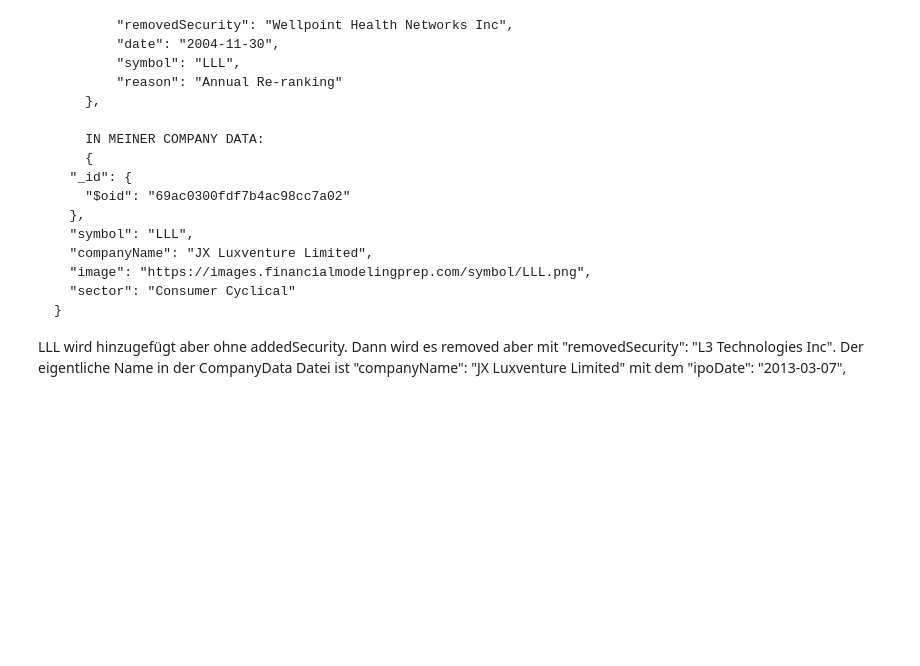
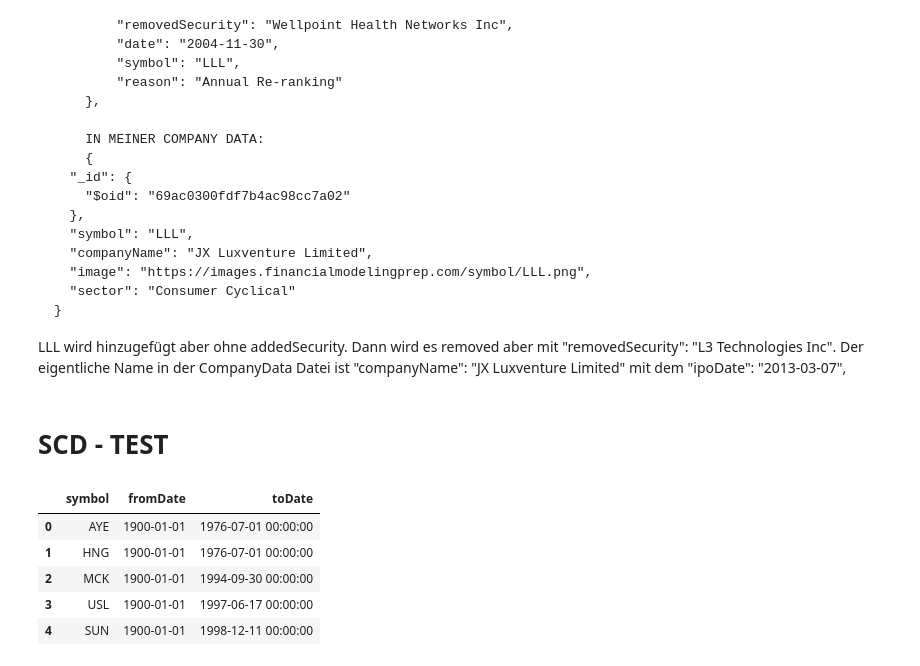
Before and after one commit to PaulJuVo/mongo_db_streamlit, a Jupyter notebook: backtest/survivorshipbias.ipynb, the cells around one changed output. Drawn from its saved outputs; the diff is of its cells as text; code cells hidden in the pictures; blank space fills up the shorter version.

`````diff
--- a/backtest/survivorshipbias.ipynb
+++ b/backtest/survivorshipbias.ipynb
@@ -242,3 +242,14 @@ LLL
 }
 ````
 LLL wird hinzugefügt aber ohne addedSecurity. Dann wird es removed aber mit "removedSecurity": "L3 Technologies Inc". Der eigentliche Name in der CompanyData Datei ist "companyName": "JX Luxventure Limited" mit dem "ipoDate": "2013-03-07",
+# %% [markdown]
+# SCD - TEST
+# %%
+scd_df.head()
+# %% [output]
+|  | symbol | fromDate | toDate |
+| 0 | AYE | 1900-01-01 | 1976-07-01 00:00:00 |
+| 1 | HNG | 1900-01-01 | 1976-07-01 00:00:00 |
+| 2 | MCK | 1900-01-01 | 1994-09-30 00:00:00 |
+| 3 | USL | 1900-01-01 | 1997-06-17 00:00:00 |
+| 4 | SUN | 1900-01-01 | 1998-12-11 00:00:00 |
`````
Also changed, not shown: parts of 2 cells of this notebook, 2 other files.
